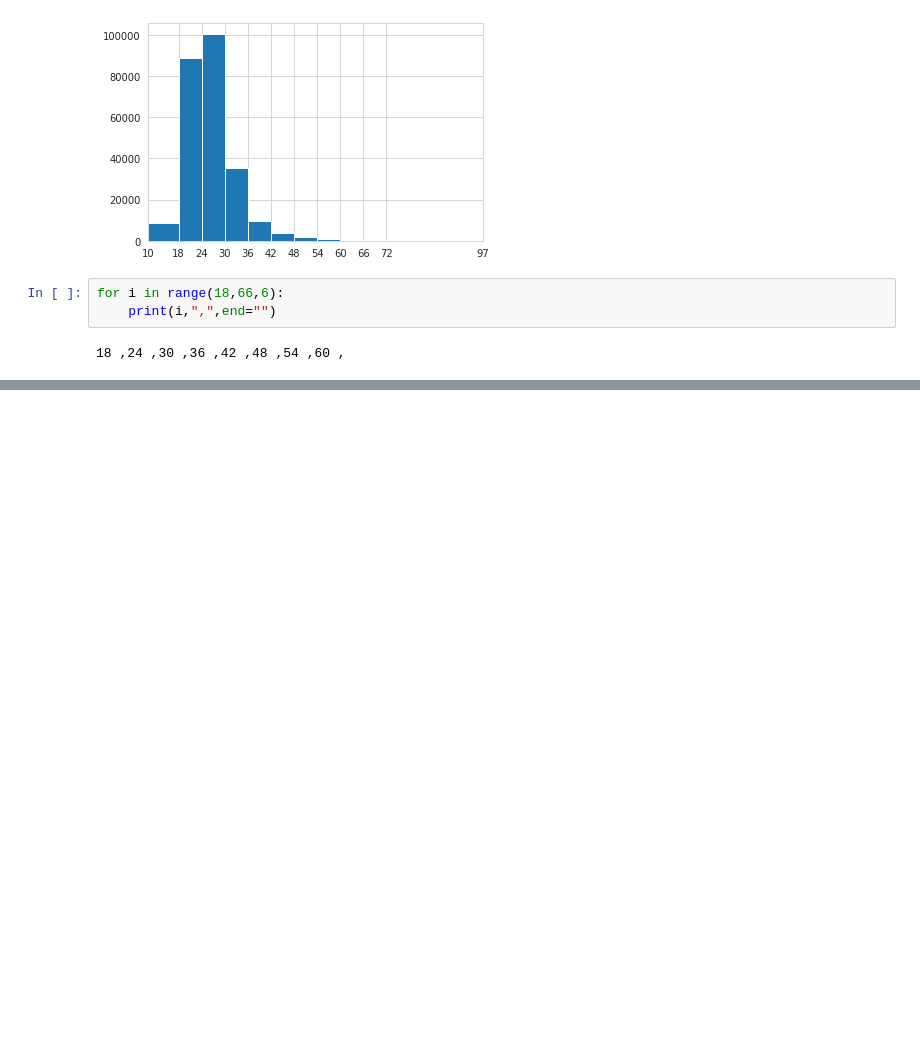
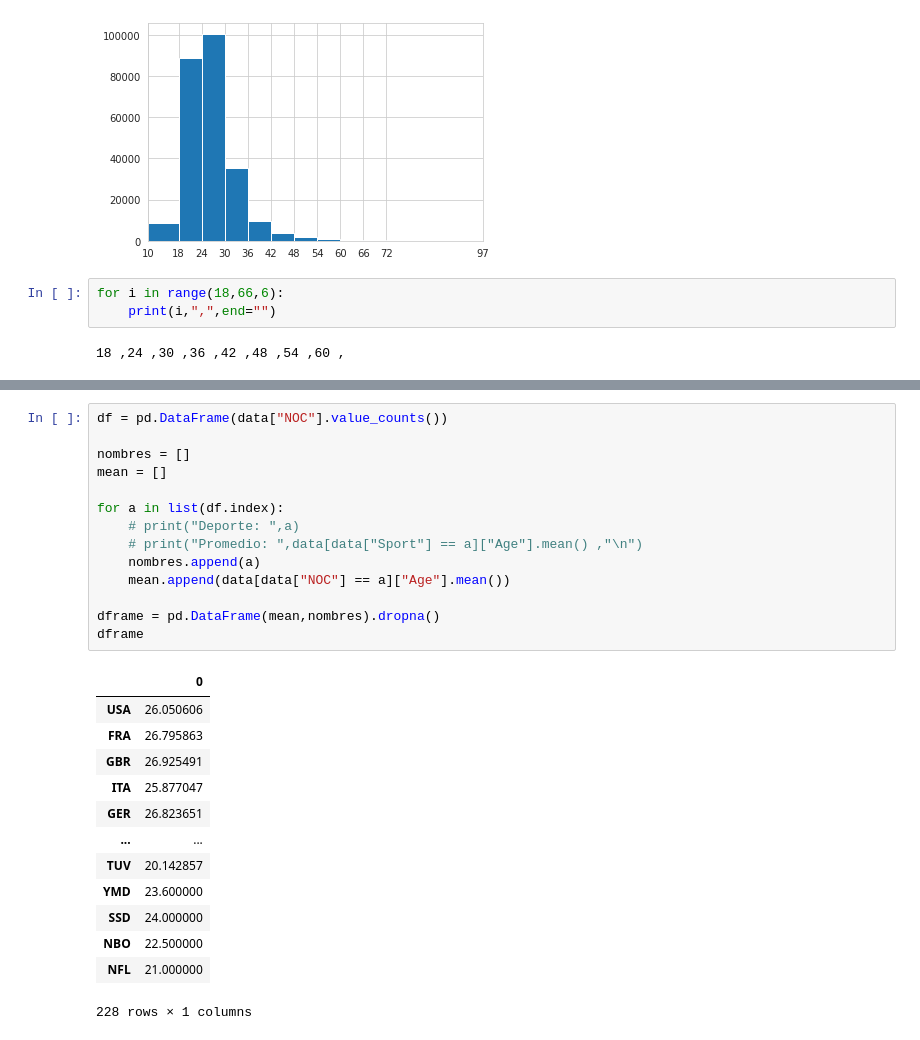
Before and after one commit to stbs22/scripts, a Jupyter notebook: Python/plot.ipynb, the cells around one changed output, grey strips where cells are left out. Saved outputs shown, nothing was run; the diff lists cells and outputs as text; blank space fills up the shorter version.

```diff
--- a/Python/plot.ipynb
+++ b/Python/plot.ipynb
@@ -168,0 +195,28 @@ Promedio:  53.333333333333336
+# %%
+df = pd.DataFrame(data["NOC"].value_counts())
+
+nombres = []
+mean = []
+
+for a in list(df.index):
+    # print("Deporte: ",a)
+    # print("Promedio: ",data[data["Sport"] == a]["Age"].mean() ,"\n")
+    nombres.append(a)
+    mean.append(data[data["NOC"] == a]["Age"].mean())
+
+dframe = pd.DataFrame(mean,nombres).dropna()
+dframe
+# %% [output]
+|  | 0 |
+| USA | 26.050606 |
+| FRA | 26.795863 |
+| GBR | 26.925491 |
+| ITA | 25.877047 |
+| GER | 26.823651 |
+| ... | ... |
+| TUV | 20.142857 |
+| YMD | 23.600000 |
+| SSD | 24.000000 |
+| NBO | 22.500000 |
+| NFL | 21.000000 |
+228 rows × 1 columns
```
Also changed, not shown: parts of 9 cells of this notebook.
